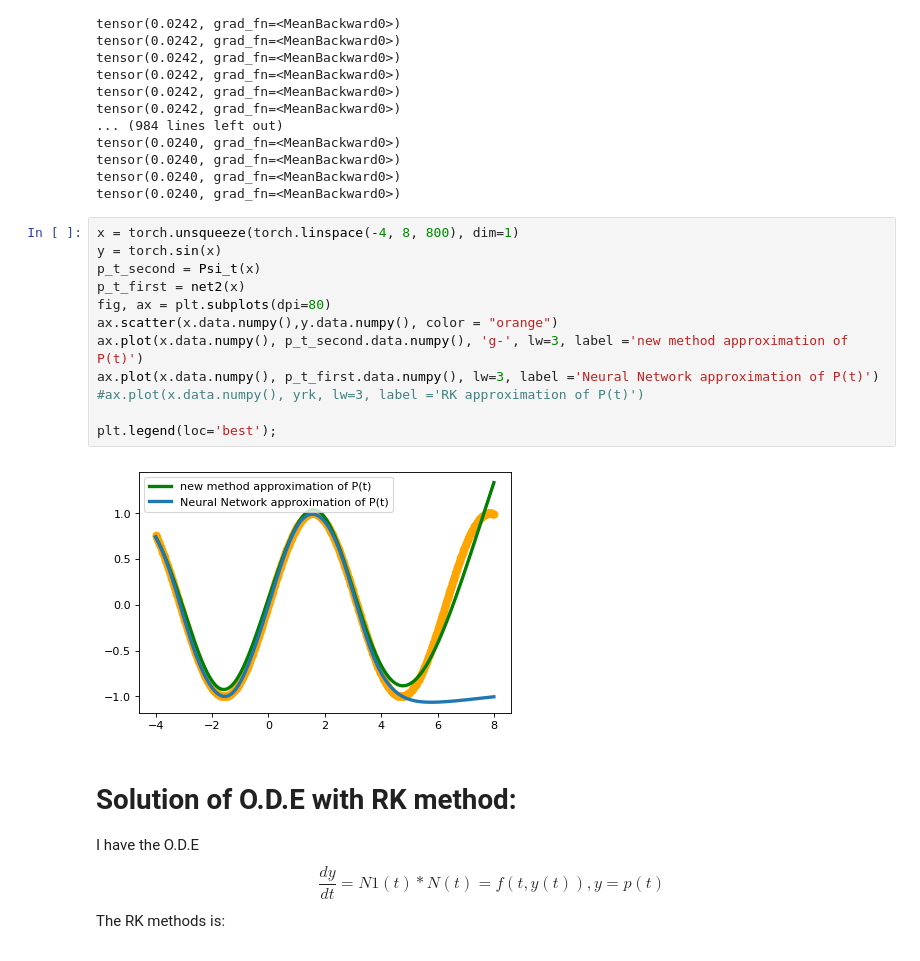
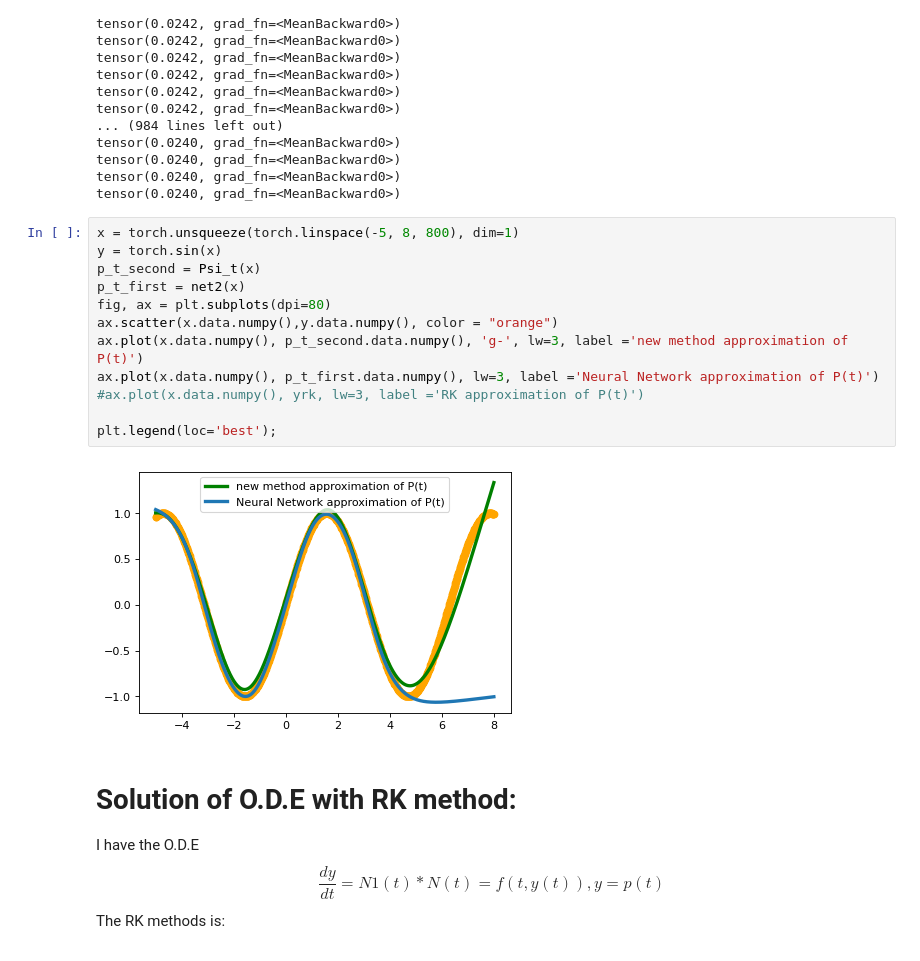
Before and after one commit to christinaseven/myproj, a Jupyter notebook: implementation.ipynb, the cells around one changed output. Cells and saved outputs as stored; diff of their text form.

```diff
--- a/implementation.ipynb
+++ b/implementation.ipynb
@@ -292,19 +290,19 @@ tensor(0.0240, grad_fn=<MeanBackward0>)
 tensor(0.0240, grad_fn=<MeanBackward0>)
 tensor(0.0240, grad_fn=<MeanBackward0>)
 # %%
-x = torch.unsqueeze(torch.linspace(-4, 8, 800), dim=1)
+x = torch.unsqueeze(torch.linspace(-5, 8, 800), dim=1)
 y = torch.sin(x)
 p_t_second = Psi_t(x)
 p_t_first = net2(x)
 fig, ax = plt.subplots(dpi=80)
 ax.scatter(x.data.numpy(),y.data.numpy(), color = "orange")
 ax.plot(x.data.numpy(), p_t_second.data.numpy(), 'g-', lw=3, label ='new method approximation of P(t)')
 ax.plot(x.data.numpy(), p_t_first.data.numpy(), lw=3, label ='Neural Network approximation of P(t)')
 #ax.plot(x.data.numpy(), yrk, lw=3, label ='RK approximation of P(t)')
 
 plt.legend(loc='best');
 # %% [output]
-[figure, old version]
+[figure, new version]
 # %% [markdown]
 # Solution of O.D.E with RK method:
 I have the O.D.E $$ \frac{dy}{dt} = N1(t)*N(t) = f(t,y(t)) ,y =p(t)$$
```
Also changed, not shown: parts of 10 cells of this notebook.
